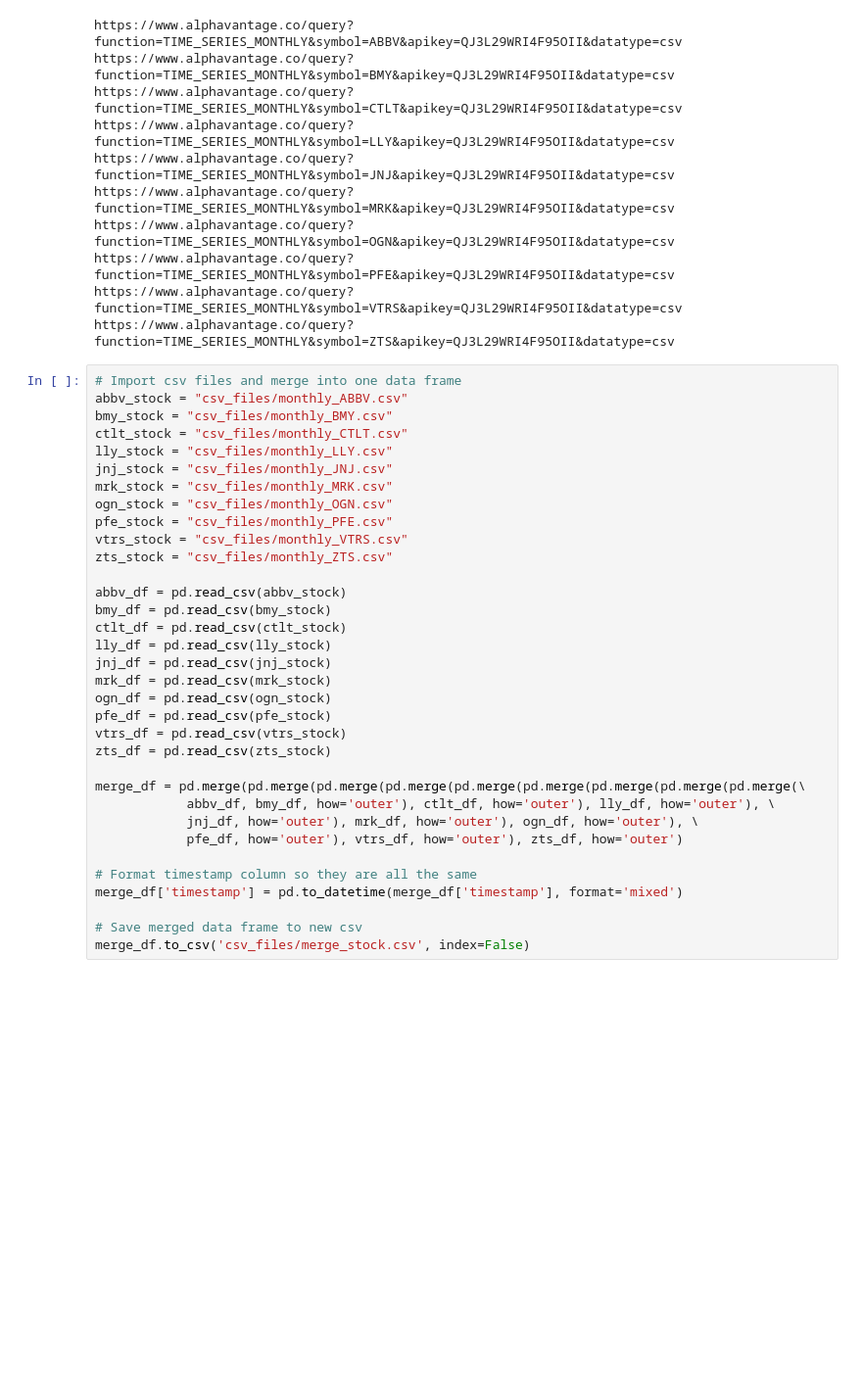
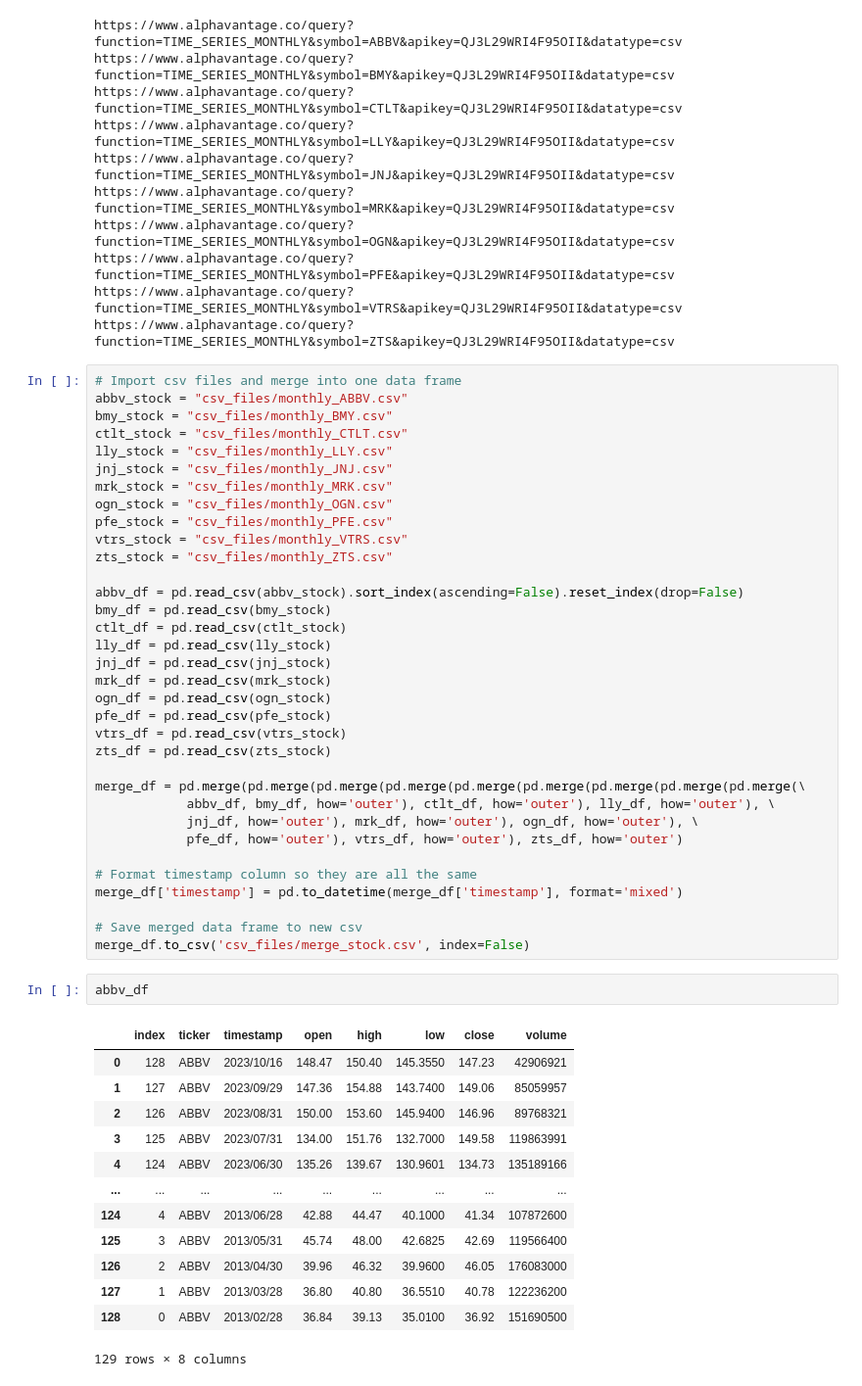
Before and after one commit to proctorsjackson/group_3_project_1, a Jupyter notebook: Project_1_Combined_Code.ipynb, the cells around one changed output. Shown at 98% size. Cells and saved outputs as stored; diff of their text form; blank space fills up the shorter version.

```diff
--- a/Project_1_Combined_Code.ipynb
+++ b/Project_1_Combined_Code.ipynb
@@ -41,7 +41,7 @@ pfe_stock = "csv_files/monthly_PFE.csv"
 vtrs_stock = "csv_files/monthly_VTRS.csv"
 zts_stock = "csv_files/monthly_ZTS.csv"
 
-abbv_df = pd.read_csv(abbv_stock)
+abbv_df = pd.read_csv(abbv_stock).sort_index(ascending=False).reset_index(drop=False)
 bmy_df = pd.read_csv(bmy_stock)
 ctlt_df = pd.read_csv(ctlt_stock)
 lly_df = pd.read_csv(lly_stock)
@@ -62,3 +62,19 @@ merge_df['timestamp'] = pd.to_datetime(merge_df['timestamp'], format='mixed')
 
 # Save merged data frame to new csv
 merge_df.to_csv('csv_files/merge_stock.csv', index=False)
+# %%
+abbv_df
+# %% [output]
+|  | index | ticker | timestamp | open | high | low | close | volume |
+| 0 | 128 | ABBV | 2023/10/16 | 148.47 | 150.40 | 145.3550 | 147.23 | 42906921 |
+| 1 | 127 | ABBV | 2023/09/29 | 147.36 | 154.88 | 143.7400 | 149.06 | 85059957 |
+| 2 | 126 | ABBV | 2023/08/31 | 150.00 | 153.60 | 145.9400 | 146.96 | 89768321 |
+| 3 | 125 | ABBV | 2023/07/31 | 134.00 | 151.76 | 132.7000 | 149.58 | 119863991 |
+| 4 | 124 | ABBV | 2023/06/30 | 135.26 | 139.67 | 130.9601 | 134.73 | 135189166 |
+| ... | ... | ... | ... | ... | ... | ... | ... | ... |
+| 124 | 4 | ABBV | 2013/06/28 | 42.88 | 44.47 | 40.1000 | 41.34 | 107872600 |
+| 125 | 3 | ABBV | 2013/05/31 | 45.74 | 48.00 | 42.6825 | 42.69 | 119566400 |
+| 126 | 2 | ABBV | 2013/04/30 | 39.96 | 46.32 | 39.9600 | 46.05 | 176083000 |
+| 127 | 1 | ABBV | 2013/03/28 | 36.80 | 40.80 | 36.5510 | 40.78 | 122236200 |
+| 128 | 0 | ABBV | 2013/02/28 | 36.84 | 39.13 | 35.0100 | 36.92 | 151690500 |
+129 rows × 8 columns
```
Also changed, not shown: parts of 1 cell of this notebook, 4 other files.
